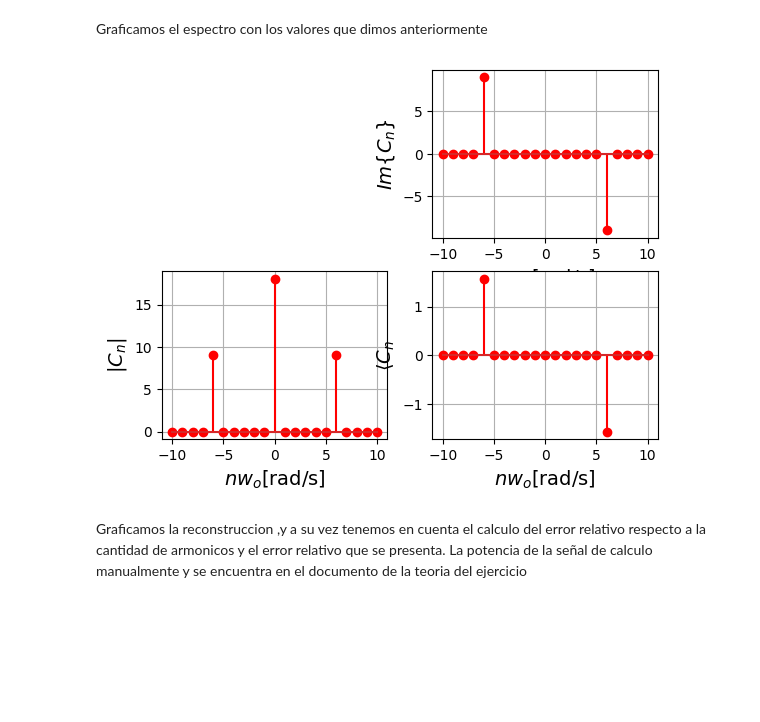
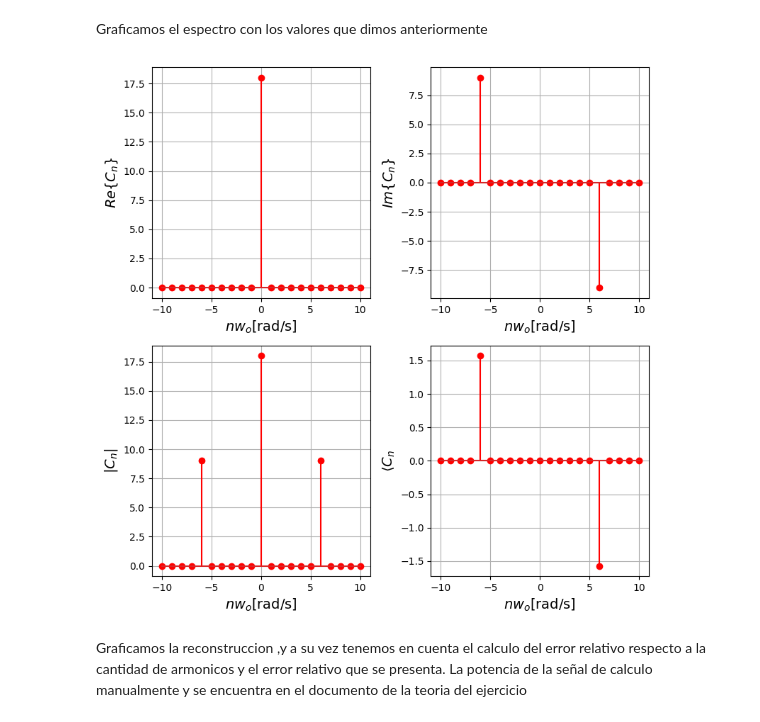
Before and after one commit to Elcejas77/Ejercicios, a Jupyter notebook: ArboledaDiego_Parcial2_2023.ipynb, the cells around one changed output. Saved outputs shown, nothing was run; the diff lists cells and outputs as text; code cells hidden in the pictures; blank space fills up the shorter version.

```diff
--- a/ArboledaDiego_Parcial2_2023.ipynb
+++ b/ArboledaDiego_Parcial2_2023.ipynb
@@ -75,38 +75,38 @@ cn[N+6] = -9j #armónico +6
 Graficamos el espectro con los valores que dimos anteriormente
 # %%
 #graficar espectro
-#fig = plt.figure(figsize=(8,8))
-#plt.subplot(2,2,1)
-#plt.stem(nv, np.real(cn), 'r')
-#plt.xlabel(r'$nw_o$[rad/s]',fontsize = 14)
-#plt.ylabel(r'$Re\{C_n\}$',fontsize = 14)
-#plt.axis('tight')
-#plt.grid()
+fig = plt.figure(figsize=(8,8))
+plt.subplot(2,2,1)
+plt.stem(nv, np.real(cn), 'r')
+plt.xlabel(r'$nw_o$[rad/s]',fontsize = 14)
+plt.ylabel(r'$Re\{C_n\}$',fontsize = 14)
+plt.axis('tight')
+plt.grid()
 
 plt.subplot(2,2,2)
 plt.stem(nv, np.imag(cn), 'r')
 plt.xlabel(r'$nw_o$[rad/s]',fontsize = 14)
 plt.ylabel(r'$Im\{C_n\}$',fontsize = 14)
 plt.axis('tight')
 plt.grid()
 
 plt.subplot(2,2,3)
 plt.stem(nv, abs(cn), 'r')#magnitud del espectro
 plt.xlabel(r'$nw_o$[rad/s]',fontsize = 14)
 plt.ylabel(r'$|C_n|$',fontsize = 14)
 plt.axis('tight')
 plt.grid()
 
 plt.subplot(2,2,4)
 plt.stem(nv, np.angle(cn), 'r')#fase del espectro
 plt.xlabel(r'$nw_o$[rad/s]',fontsize = 14)
 plt.ylabel(r'$\langle C_n$',fontsize = 14)
 plt.axis('tight')
 plt.grid()
 
 fig.tight_layout()
 # %% [output]
-[figure, old version]
+[figure, new version]
 # %% [markdown]
 Graficamos la reconstruccion ,y a su vez tenemos en cuenta el calculo del error relativo respecto a la cantidad de armonicos y el error relativo que se presenta. La potencia de la señal de calculo manualmente y se encuentra en el documento de la teoria del ejercicio
 # %%
```
Also changed, not shown: parts of 2 cells of this notebook.
